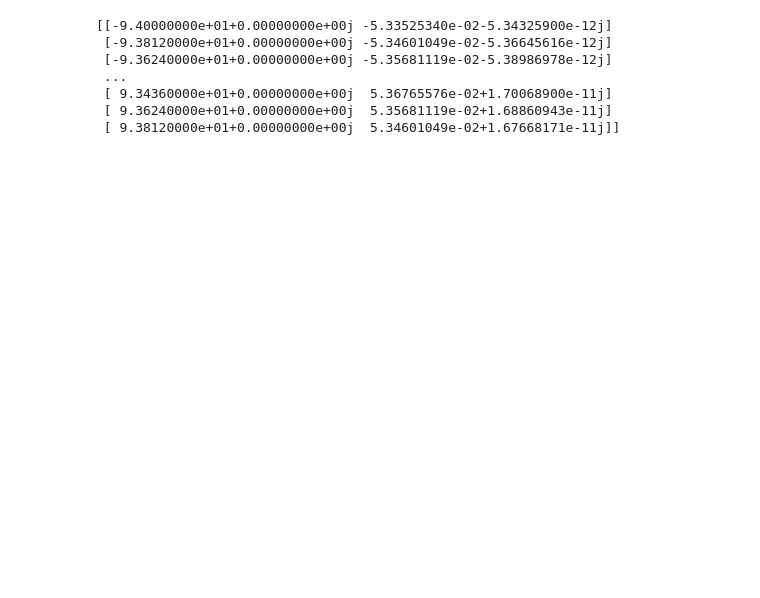
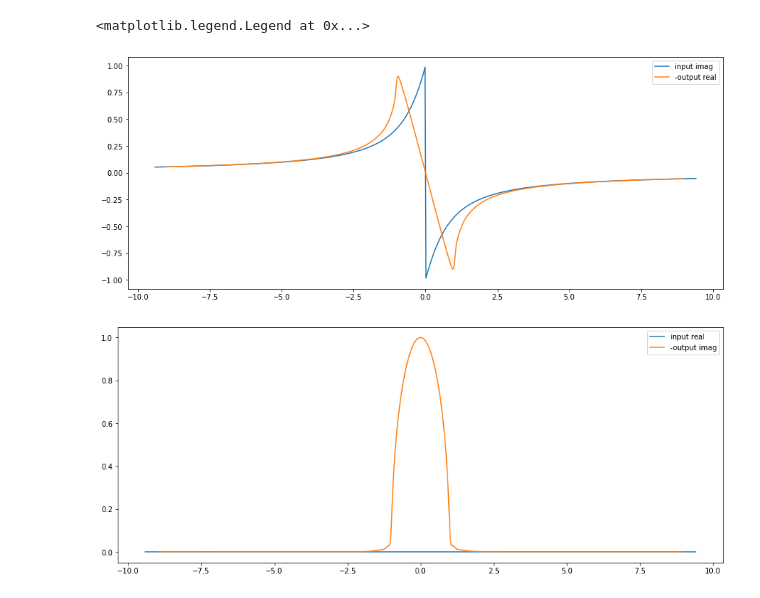
Before and after one commit to romainfd/DMFT-solver, a Jupyter notebook: Pade_analytic_continuation.ipynb, the cells around one changed output. Saved outputs shown, nothing was run; the diff lists cells and outputs as text; code cells hidden in the pictures; blank space fills up the shorter version.

```diff
--- a/Pade_analytic_continuation.ipynb
+++ b/Pade_analytic_continuation.ipynb
@@ -66,20 +71,28 @@ def pade_analytic_continuation(nw_out, emin, emax, inf):
     #outf.close()
 
     return out
-# %%
-nw_out = 1000
-emin = -94.0
-emax = 94.0
-inf = 'analytic_continuation_data/U0.5-beta100.npz'
-
-out = pade_analytic_continuation(nw_out, emin, emax, inf)
-print(out)
-# %% [output]
-[[-9.40000000e+01+0.00000000e+00j -5.33525340e-02-5.34325900e-12j]
- [-9.38120000e+01+0.00000000e+00j -5.34601049e-02-5.36645616e-12j]
- [-9.36240000e+01+0.00000000e+00j -5.35681119e-02-5.38986978e-12j]
- ...
- [ 9.34360000e+01+0.00000000e+00j  5.36765576e-02+1.70068900e-11j]
- [ 9.36240000e+01+0.00000000e+00j  5.35681119e-02+1.68860943e-11j]
- [ 9.38120000e+01+0.00000000e+00j  5.34601049e-02+1.67668171e-11j]]
+# %%
+nw_out = 1000
+emin = -9.0
+emax = 9.0
+inf = 'data_bethe_decreasingU/U0.5-beta100.npz'
+
+out = pade_analytic_continuation(nw_out, emin, emax, inf)
+inf_data = np.load(inf)['Gloc']
+iwn = np.load(inf)['iwn']
+plt.figure(figsize=(15, 6))
+plt.plot(iwn.imag, inf_data.imag, label='input imag')
+plt.plot(out[:, 0].real, -out[:, 1].real, label='-output real')
+
+
+plt.legend()
+
+plt.figure(figsize=(15, 6))
+plt.plot(iwn.imag, inf_data.real, label='input real')
+plt.plot(out[:, 0].real, -out[:, 1].imag, label='-output imag')
+plt.legend()
+# %% [output]
+<matplotlib.legend.Legend at 0x...>
+[figure, added]
+[figure, added]
 # %%
```
Also changed, not shown: parts of 2 cells of this notebook.
